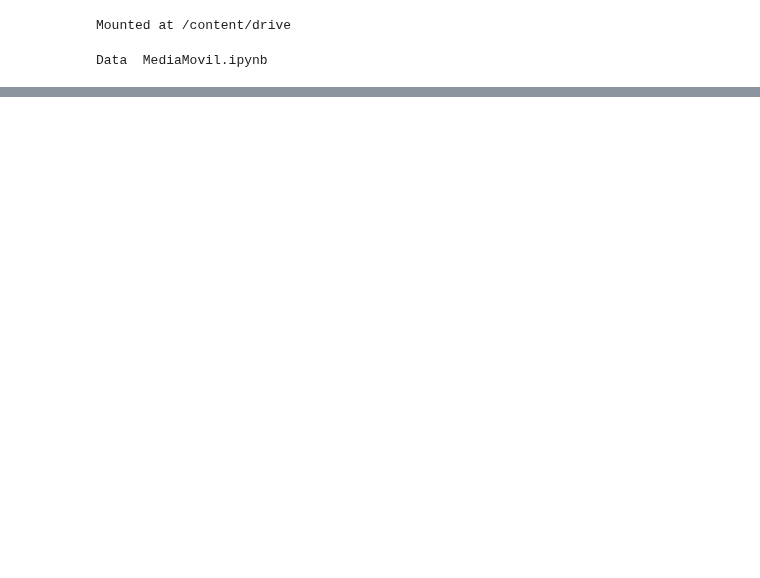
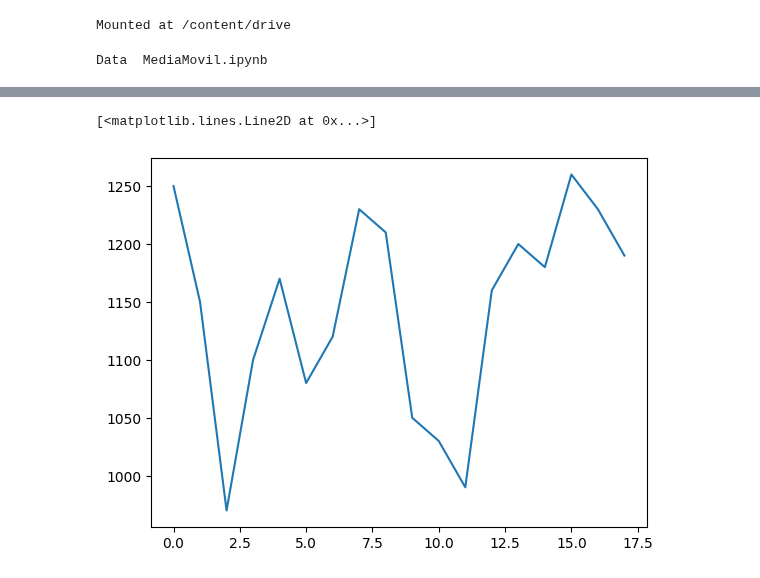
Before and after one commit to asegura4488/MetodosComputacionalesI2025, a Jupyter notebook: Semana11/MediaMovil.ipynb, the cells around one changed output, grey strips where cells are left out. Saved outputs shown, nothing was run; the diff lists cells and outputs as text; code cells hidden in the pictures; blank space fills up the shorter version.

```diff
--- a/Semana11/MediaMovil.ipynb
+++ b/Semana11/MediaMovil.ipynb
@@ -18,0 +38,11 @@ data = pd.read_csv('Data/MediaMovilData.csv')
+# %%
+# COntexto: ventas en dolares de un almacen durando 18 dias
+# Tarea: Elaborar un modelo que prediga la venta en el día 19
+# Modelo: Definimos un modelo: Alejandro dice "sencillo - regresion"
+import matplotlib.pyplot as plt
+import numpy as np
+x = np.array((data.Ventas))
+plt.plot(x)
+# %% [output]
+[<matplotlib.lines.Line2D at 0x...>]
+[figure, added]
```
Also changed, not shown: parts of 6 cells of this notebook.
